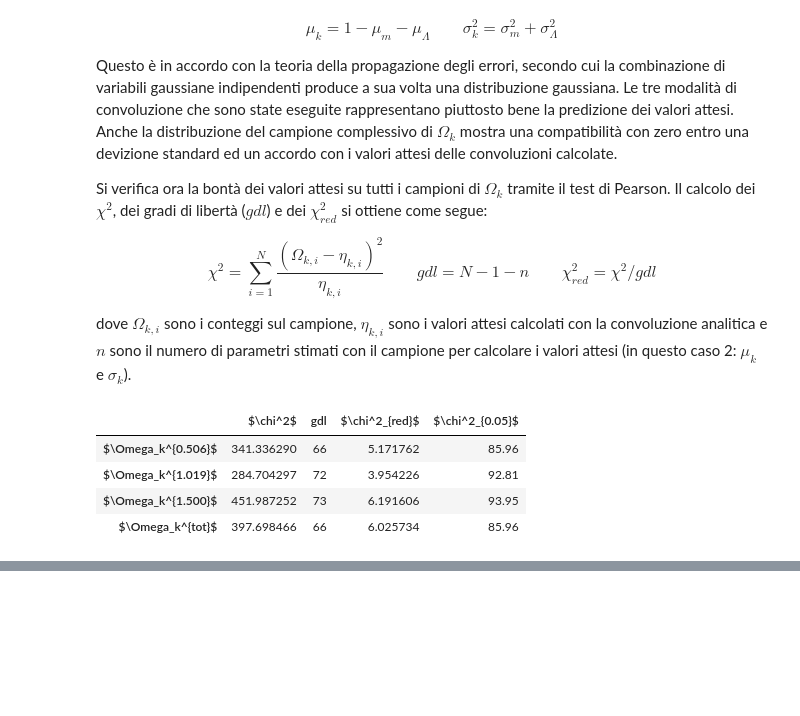
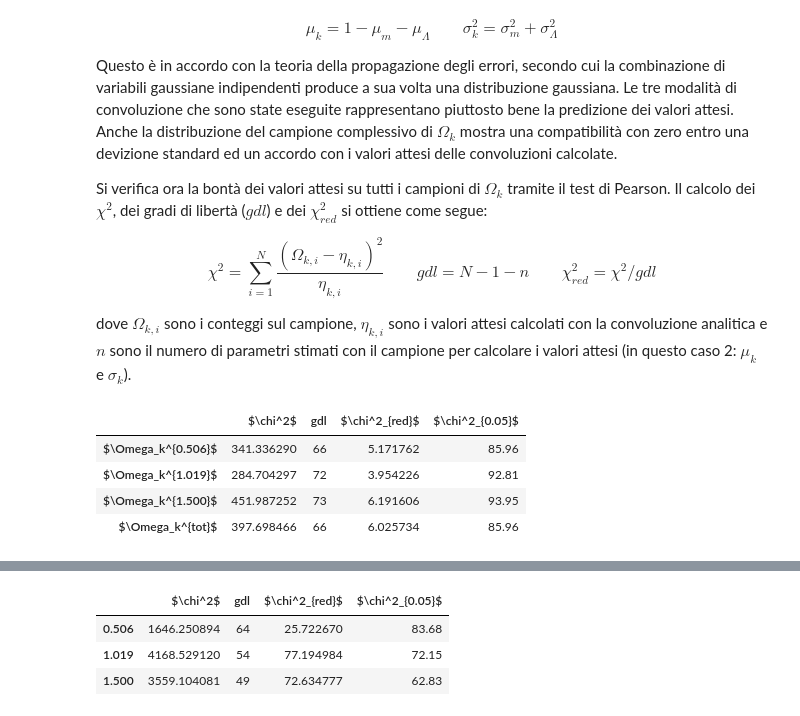
Before and after one commit to Gabry103/Esame-TRMD, a Jupyter notebook: Gabriele Furlani_HMF.ipynb, the cells around one changed output, grey strips where cells are left out. Drawn from its saved outputs; the diff is of its cells as text; code cells hidden in the pictures; blank space fills up the shorter version.

```diff
--- a/Gabriele Furlani_HMF.ipynb
+++ b/Gabriele Furlani_HMF.ipynb
@@ -157,6 +157,8 @@ plt.show()
 Ora si mostra il confronto degli andamenti ottenuti dal campione con i valori teorici ricavati.
 # %%
 colori=['blue','orange','green']
+chi_sq_flat=[0,0,0]
+gdl_flat=[-1,-1,-1]
 for i,z in enumerate(z_val):
 
     #ricalcolo i valori attesi
@@ -171,6 +173,13 @@ for i,z in enumerate(z_val):
     plt.title(f'Distribuzione delle masse in scala logaritmica per z={z}')
     plt.legend()
     plt.show()
+
+    #calcolo chi^2 del test di Pearson (discusso alla fine della relazione)
+    for j in range(len(conteggi[i])):
+        if conteggi[i][j]>=5:
+            chi_sq_flat[i]+=(conteggi[i][j]-val_att[j])**2/val_att[j]
+            gdl_flat[i]+=1
+chi_red_flat=np.array(chi_sq_flat)/np.array(gdl_flat)
 # %% [output]
 [figure]
 [figure]
@@ -863,0 +899,8 @@ df
+# %%
+df=pd.DataFrame({'$\\chi^2$':chi_sq_flat,'gdl':gdl_flat,'$\\chi^2_{red}$':chi_red_flat,'$\\chi^2_{0.05}$':[83.68,72.15,62.83]}, index=z_val)
+df
+# %% [output]
+|  | $\chi^2$ | gdl | $\chi^2_{red}$ | $\chi^2_{0.05}$ |
+| 0.506 | 1646.250894 | 64 | 25.722670 | 83.68 |
+| 1.019 | 4168.529120 | 54 | 77.194984 | 72.15 |
+| 1.500 | 3559.104081 | 49 | 72.634777 | 62.83 |
```
Also changed, not shown: parts of 8 cells of this notebook.
